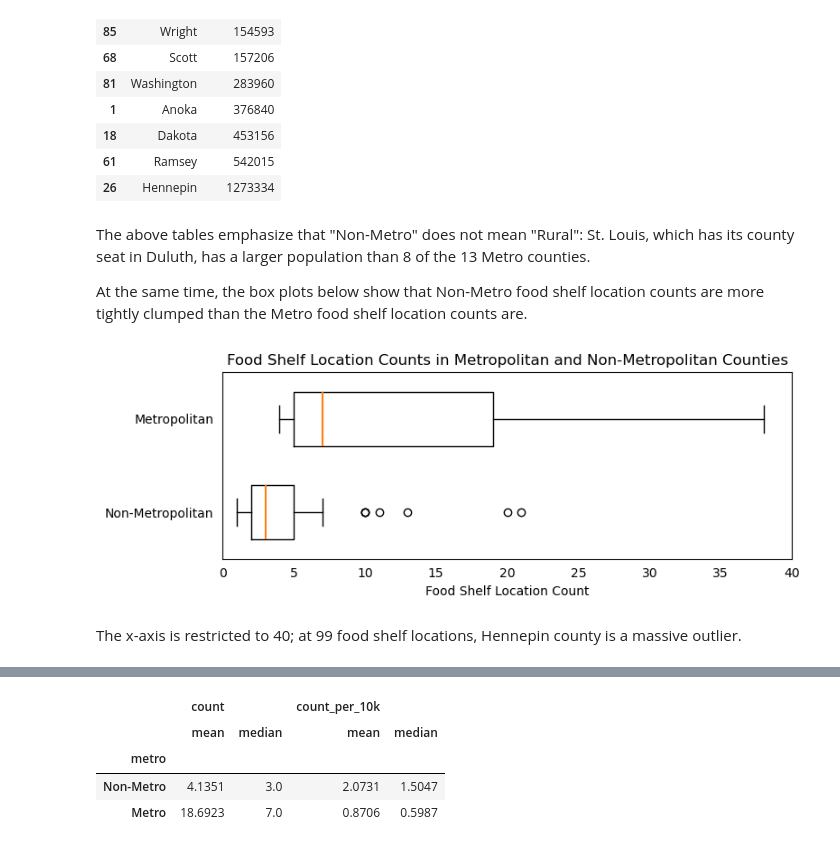
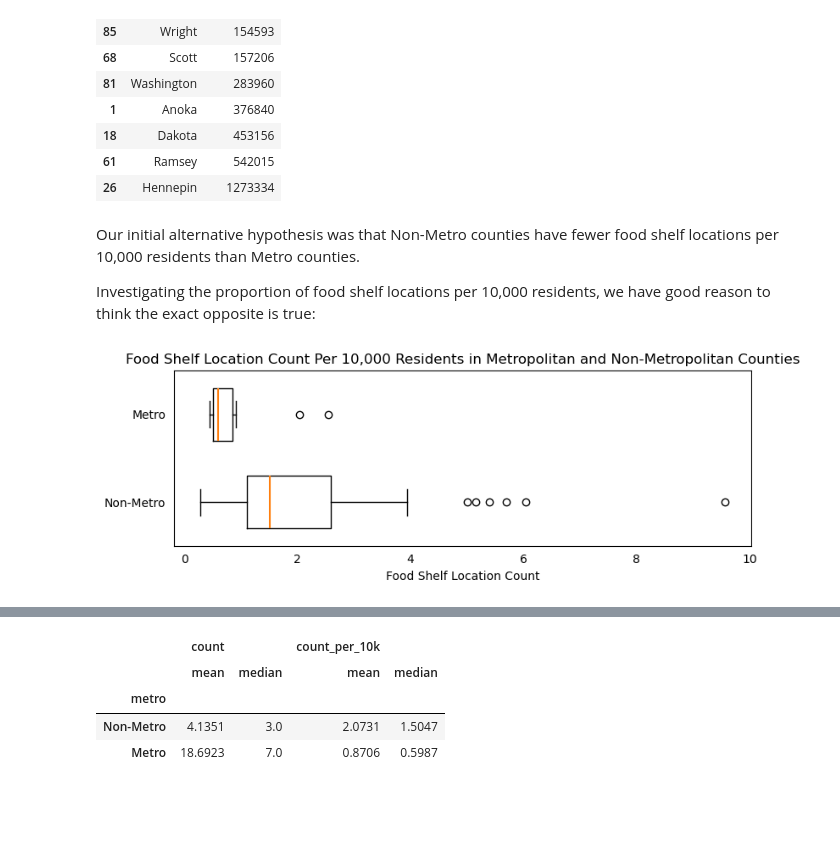
Before and after one commit to a-location-1/mn-food-shelf-analysis, a Jupyter notebook: food_shelf_analysis.ipynb, the cells around one changed output, grey strips where cells are left out. Cells and saved outputs as stored; diff of their text form; code cells hidden in the pictures; blank space fills up the shorter version.

```diff
--- a/food_shelf_analysis.ipynb
+++ b/food_shelf_analysis.ipynb
@@ -64,31 +68,33 @@ county.loc[county["metro"] == 1, ["county", "population"]].sort_values(
 | 18 | Dakota | 453156 |
 | 61 | Ramsey | 542015 |
 | 26 | Hennepin | 1273334 |
-# %% [markdown]
-The above tables emphasize that "Non-Metro" does not mean "Rural": St. Louis, which has its county seat in Duluth, has a larger population than 8 of the 13 Metro counties.
-
-At the same time, the box plots below show that Non-Metro food shelf location counts are more tightly clumped than the Metro food shelf location counts are.
+# %% [markdown]
+Our initial alternative hypothesis was that Non-Metro counties have fewer food shelf locations per 10,000 residents than Metro counties.
+
+Investigating the proportion of food shelf locations per 10,000 residents, we have good reason to think the exact opposite is true:
 # %%
+# Box plots for Metro and Non-Metro food shelf location counts:
 metro_status = [0, 1]
-labels = ["Non-Metropolitan", "Metropolitan"]
-plotdata = [county.loc[county["metro"] == status, "count"] for status in metro_status]
+labels = ["Non-Metro", "Metro"]
+plotdata = [
+    county.loc[county["metro"] == status, "count_per_10k"] for status in metro_status
+]
 
 fig, ax = plt.subplots(figsize=(8, 3))
 ax.boxplot(
     plotdata,
     vert=False,
     patch_artist=False,
     tick_labels=labels,
-    widths=0.58,
+    widths=0.6,
     medianprops=dict(linewidth=1.5),
 )
-ax.set_title("Food Shelf Location Counts in Metropolitan and Non-Metropolitan Counties")
+ax.set_title(
+    "Food Shelf Location Count Per 10,000 Residents in Metropolitan and Non-Metropolitan Counties"
+)
 ax.set_xlabel("Food Shelf Location Count")
-ax.set_xlim(0, 40)
 ax.tick_params(left=False, bottom=False)
 plt.tight_layout()
 plt.show()
 # %% [output]
-[figure, old version]
+[figure, new version]
-# %% [markdown]
-The x-axis is restricted to 40; at 99 food shelf locations, Hennepin county is a massive outlier.
```
Also changed, not shown: parts of 15 cells of this notebook, 2 other files.
